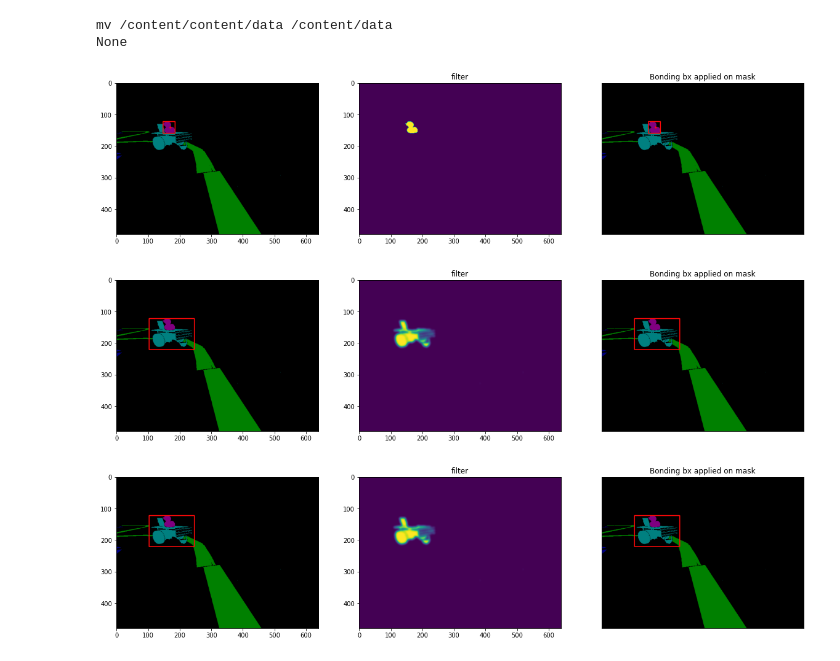
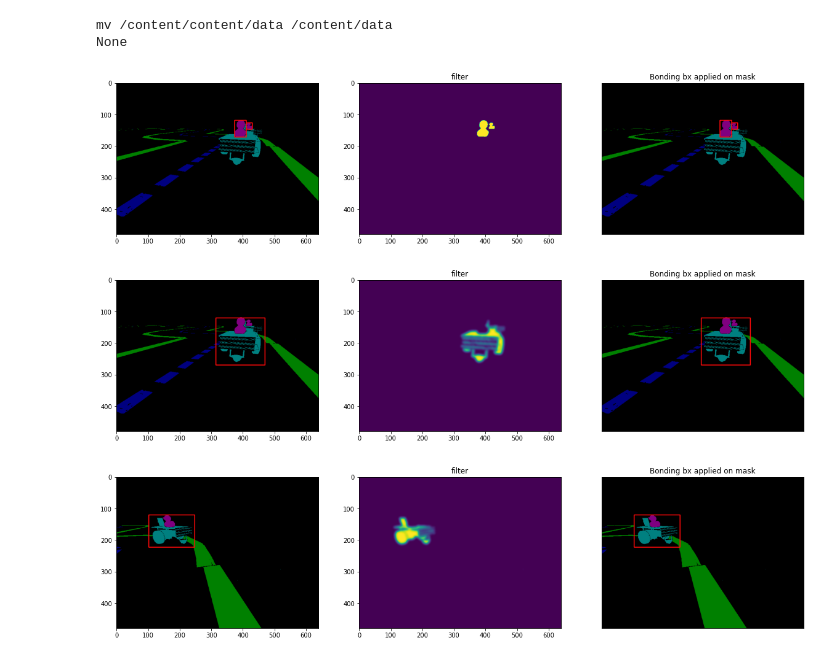
Before and after one commit to guthi1/mooc-exercises, a Jupyter notebook: project/solution/dev/dataset_converter.ipynb, the cells around one changed output. Cells and saved outputs as stored; diff of their text form; code cells hidden in the pictures.

```diff
--- a/project/solution/dev/dataset_converter.ipynb
+++ b/project/solution/dev/dataset_converter.ipynb
@@ -66,12 +66,12 @@ runp("mv /content/content/data /content/data")
 mv /content/content/data /content/data
 None
 # %%
-img_ori = cv2.imread('/content/data/dt_sim_voc_val/JPEGImages/1866.jpg')
+img_ori = cv2.imread('/content/data/dt_sim_voc_train/JPEGImages/2069.jpg')
 # %%
 from matplotlib import pyplot as plt
 import numpy as np
 
-imgbgr = cv2.imread('/content/data/dt_sim_voc_val/SegmentationClassPNG/1866.png')
+imgbgr = cv2.imread('/content/data/dt_sim_voc_train/SegmentationClassPNG/2069.png')
 
 # Find duckie
 yellow_lower_hsv = np.array([15, 0, 100])
@@ -99,43 +99,43 @@ ax3 = fig.add_subplot(1,3,3)
 ax3.imshow(result)
 ax3.set_title('Bonding bx applied on mask'), ax3.set_xticks([]), ax3.set_yticks([]);
 # %% [output]
-[figure, old version]
+[figure, new version]
 # %%
-imgbgr = cv2.imread('/content/data/dt_sim_voc_val/SegmentationClassPNG/1866.png')
+imgbgr = cv2.imread('/content/data/dt_sim_voc_train/SegmentationClassPNG/2069.png')
 
 
 # Find robot
 yellow_lower_hsv = np.array([0, 125, 125])
 yellow_upper_hsv = np.array([1, 130, 130])
 mask_yellow = cv2.inRange(imgbgr, yellow_lower_hsv, yellow_upper_hsv)
 # Remove flikering from the syntetic images
-sigma = 3 # CHANGE ME
+sigma = 3.5 # CHANGE ME
 mask_yellow = cv2.GaussianBlur(mask_yellow,(0,0), sigma)
 
 
 contours, hierarchy = cv2.findContours(mask_yellow, 1, 2)
 result = imgbgr
 
 for cnt in contours:
     x,y,w,h = cv2.boundingRect(cnt)
     # Remove noise
     area = ((x+w)-(x-w)) * ((y+h)-(y-h))
-    if area > 1500:
+    if area > 2000:
         result = cv2.rectangle(result, (x,y), (x+w,y+h), (255,10,10), 2)
 
 fig = plt.figure(figsize = (20,10))
 ax1 = fig.add_subplot(1,3,1)
 ax1.imshow(imgbgr)
 
 ax3 = fig.add_subplot(1,3,2)
 ax3.imshow(mask_yellow)
 ax3.set_title('filter')
 
 ax3 = fig.add_subplot(1,3,3)
 ax3.imshow(result)
 ax3.set_title('Bonding bx applied on mask'), ax3.set_xticks([]), ax3.set_yticks([]);
 # %% [output]
-[figure, old version]
+[figure, new version]
 # %%
 imgbgr = cv2.imread('/content/data/dt_sim_voc_val/SegmentationClassPNG/1866.png')
 
```
Also changed, not shown: parts of 5 cells of this notebook.
